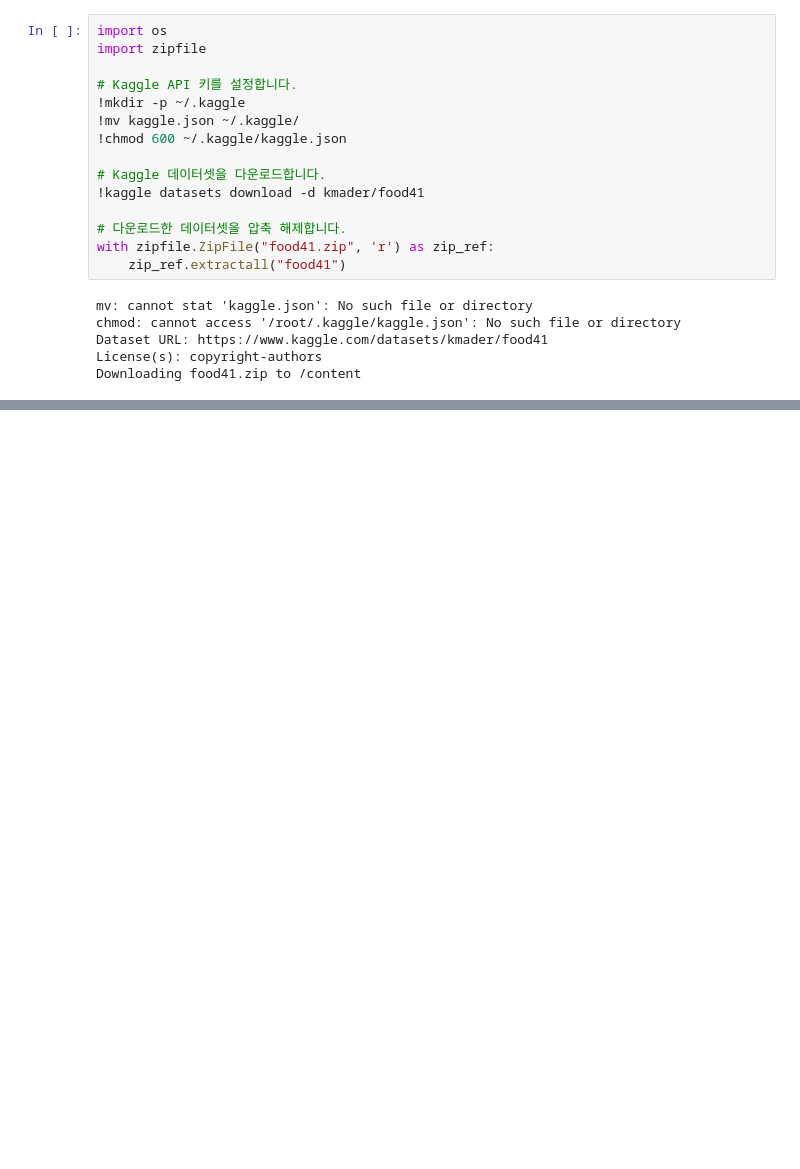
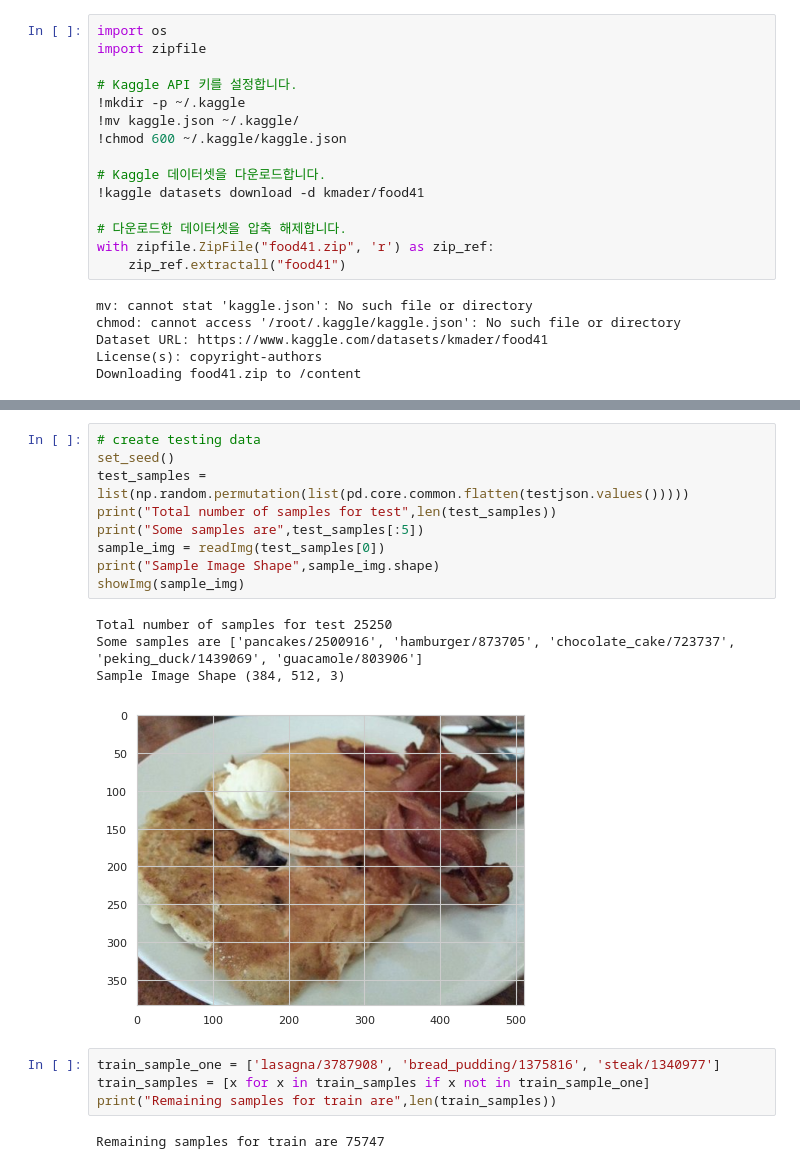
Before and after one commit to dothouse/project3, a Jupyter notebook: code/song/practice_modeling/practice4_food_classification.ipynb, the cells around one changed output, grey strips where cells are left out. Drawn from its saved outputs; the diff is of its cells as text; blank space fills up the shorter version.

```diff
--- a/code/song/practice_modeling/practice4_food_classification.ipynb
+++ b/code/song/practice_modeling/practice4_food_classification.ipynb
@@ -97,0 +163,20 @@ FileNotFoundError: [Errno 2] No such file or directory: '/kaggle/input/food41/me
+# %%
+# create testing data
+set_seed()
+test_samples = list(np.random.permutation(list(pd.core.common.flatten(testjson.values()))))
+print("Total number of samples for test",len(test_samples))
+print("Some samples are",test_samples[:5])
+sample_img = readImg(test_samples[0])
+print("Sample Image Shape",sample_img.shape)
+showImg(sample_img)
+# %% [output]
+Total number of samples for test 25250
+Some samples are ['pancakes/2500916', 'hamburger/873705', 'chocolate_cake/723737', 'peking_duck/1439069', 'guacamole/803906']
+Sample Image Shape (384, 512, 3)
+[figure, added]
+# %%
+train_sample_one = ['lasagna/3787908', 'bread_pudding/1375816', 'steak/1340977']
+train_samples = [x for x in train_samples if x not in train_sample_one]
+print("Remaining samples for train are",len(train_samples))
+# %% [output]
+Remaining samples for train are 75747
```
Also changed, not shown: parts of 24 cells of this notebook, 15 other files.
